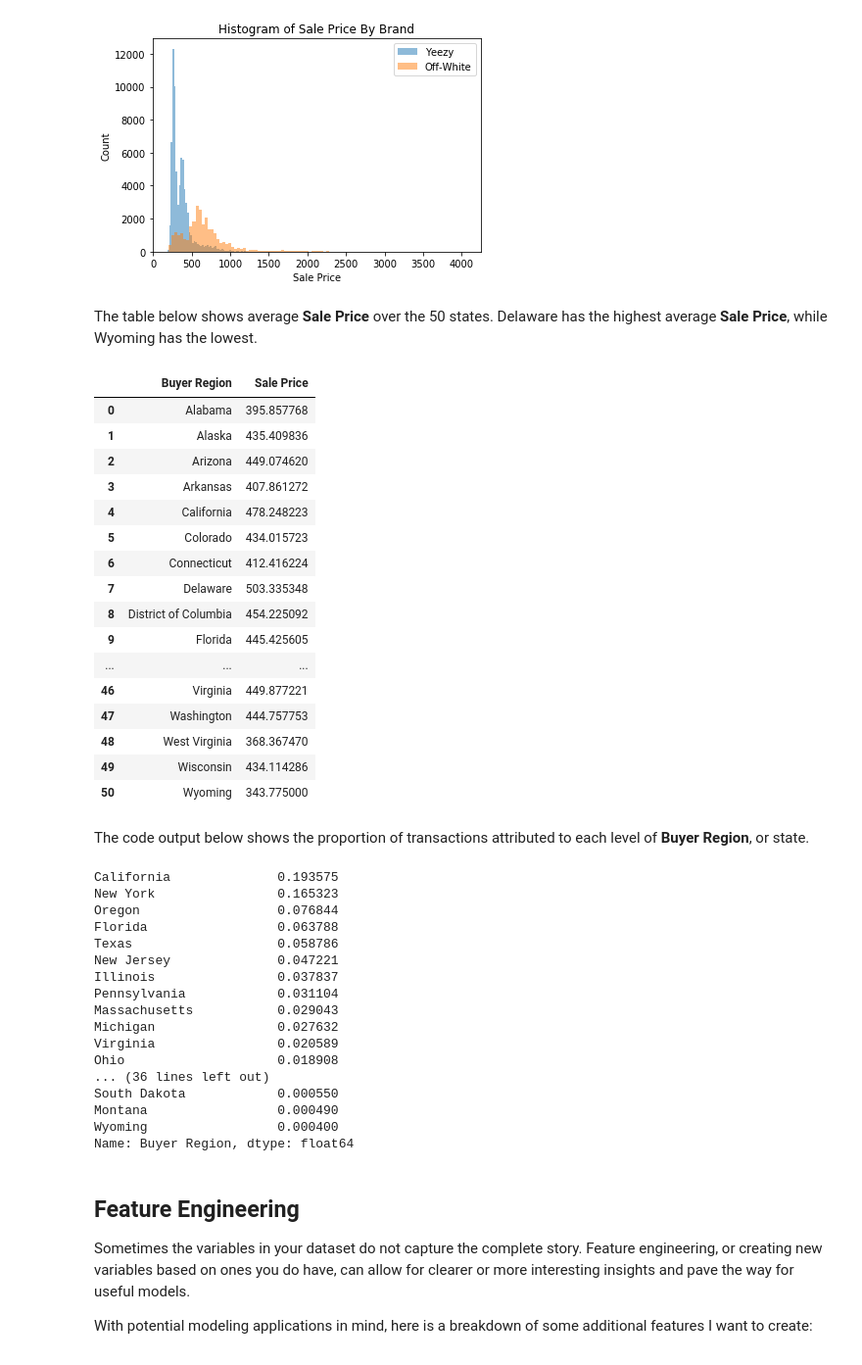
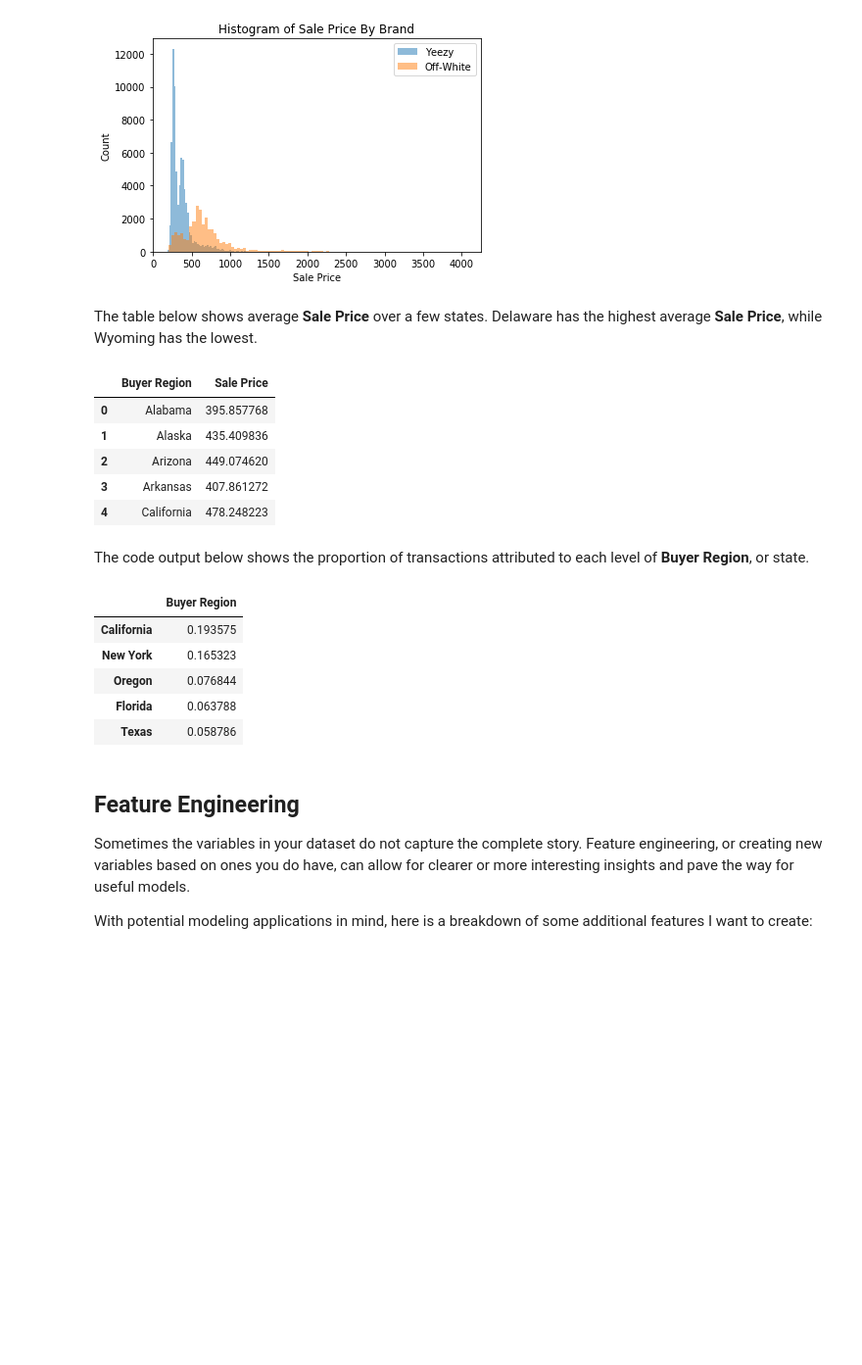
Before and after one commit to sameen73/stockx_2019datachallenge, a Jupyter notebook: stock_x_analysis.ipynb, the cells around one changed output. Shown: that part at 98% size. Saved outputs shown, nothing was run; the diff lists cells and outputs as text; code cells hidden in the pictures; blank space fills up the shorter version.

```diff
--- a/stock_x_analysis.ipynb
+++ b/stock_x_analysis.ipynb
@@ -328,50 +314,28 @@ plt.show()
 # %% [output]
 [figure]
 # %% [markdown]
-The table below shows average **Sale Price** over the 50 states. Delaware has the highest average **Sale Price**, while Wyoming has the lowest.
+The table below shows average **Sale Price** over a few states. Delaware has the highest average **Sale Price**, while Wyoming has the lowest.
 # %%
-stockx_data.groupby("Buyer Region", as_index=False)["Sale Price"].mean()
+stockx_data.groupby("Buyer Region", as_index=False)["Sale Price"].mean().head(n=5)
 # %% [output]
 |  | Buyer Region | Sale Price |
 | 0 | Alabama | 395.857768 |
 | 1 | Alaska | 435.409836 |
 | 2 | Arizona | 449.074620 |
 | 3 | Arkansas | 407.861272 |
 | 4 | California | 478.248223 |
-| 5 | Colorado | 434.015723 |
-| 6 | Connecticut | 412.416224 |
-| 7 | Delaware | 503.335348 |
-| 8 | District of Columbia | 454.225092 |
-| 9 | Florida | 445.425605 |
-| ... | ... | ... |
-| 46 | Virginia | 449.877221 |
-| 47 | Washington | 444.757753 |
-| 48 | West Virginia | 368.367470 |
-| 49 | Wisconsin | 434.114286 |
-| 50 | Wyoming | 343.775000 |
 # %% [markdown]
 The code output below shows the proportion of transactions attributed to each level of **Buyer Region**, or state.
 # %%
 #Getting each state's proportion of transactions
-stockx_data["Buyer Region"].value_counts()/stockx_data.shape[0]
+stockx_data["Buyer Region"].value_counts().to_frame().head(n=5)/stockx_data.shape[0]
 # %% [output]
-California              0.193575
-New York                0.165323
-Oregon                  0.076844
-Florida                 0.063788
-Texas                   0.058786
-New Jersey              0.047221
-Illinois                0.037837
-Pennsylvania            0.031104
-Massachusetts           0.029043
-Michigan                0.027632
-Virginia                0.020589
-Ohio                    0.018908
-... (36 lines left out)
-South Dakota            0.000550
-Montana                 0.000490
-Wyoming                 0.000400
-Name: Buyer Region, dtype: float64
+|  | Buyer Region |
+| California | 0.193575 |
+| New York | 0.165323 |
+| Oregon | 0.076844 |
+| Florida | 0.063788 |
+| Texas | 0.058786 |
 # %% [markdown]
 Feature Engineering
 ------------------
```
Also changed, not shown: parts of 40 cells of this notebook.
